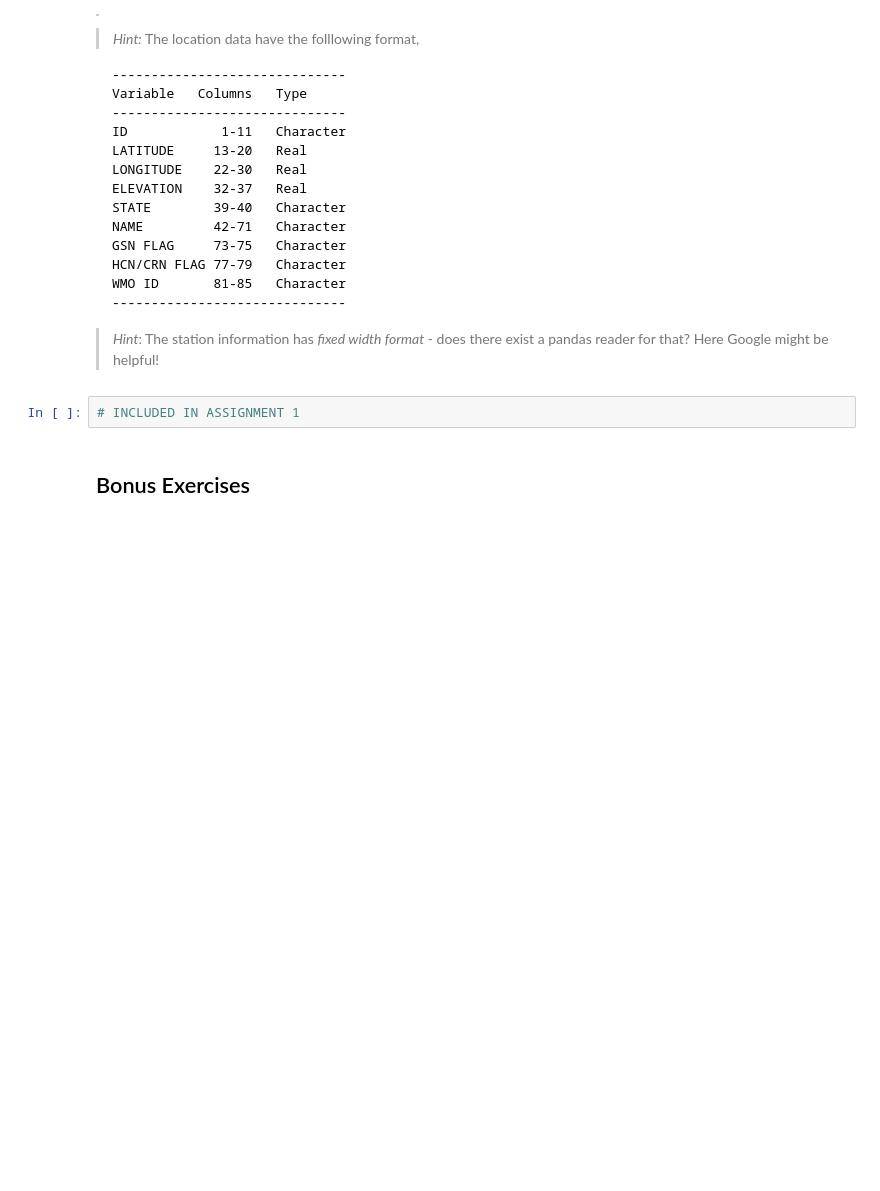
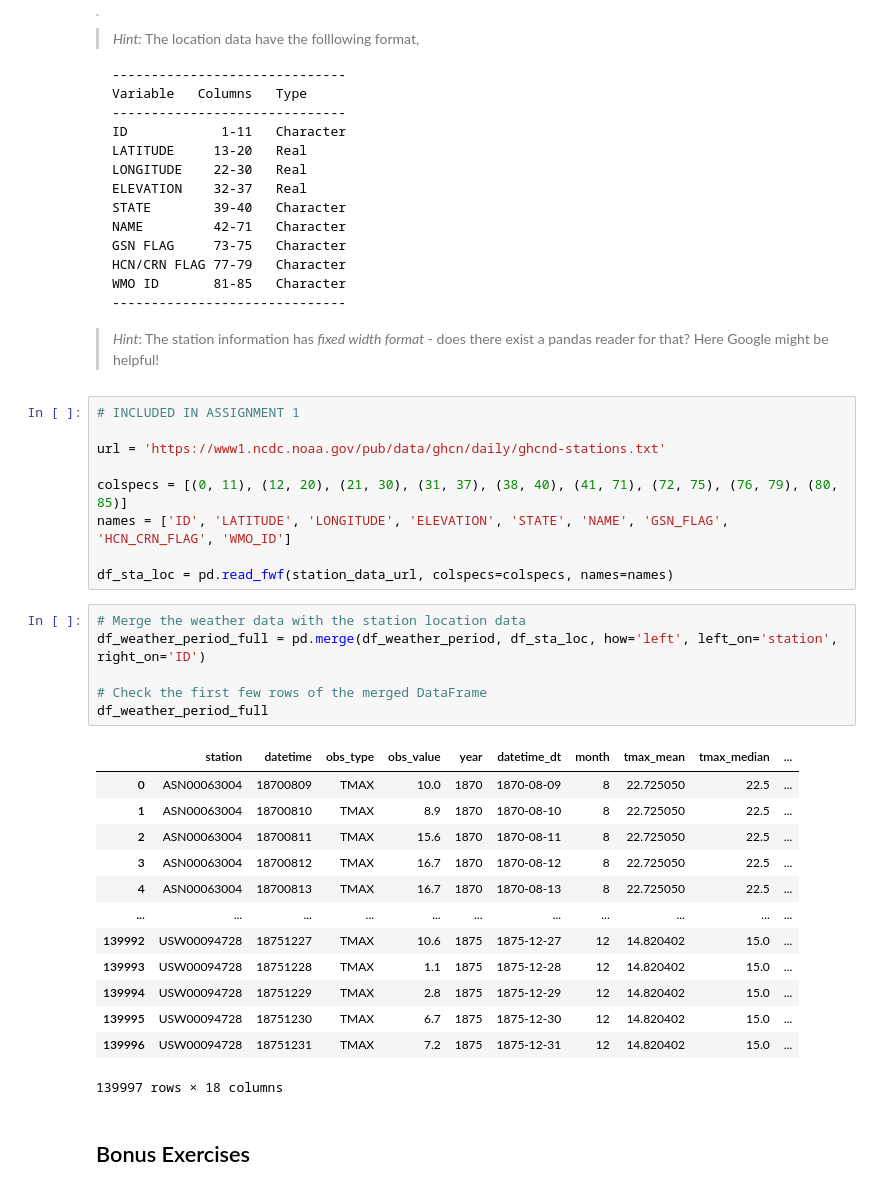
Before and after one commit to mcp656/Social-Data-Science, a Jupyter notebook: Module 3/module_3_exercises.ipynb, the cells around one changed output. Drawn from its saved outputs; the diff is of its cells as text; blank space fills up the shorter version.

````diff
--- a/Module 3/module_3_exercises.ipynb
+++ b/Module 3/module_3_exercises.ipynb
@@ -332,8 +278,35 @@ WMO ID       81-85   Character
 ```
 
 > *Hint*: The station information has *fixed width format* - does there exist a pandas reader for that? Here Google might be helpful!
-# %%
-# INCLUDED IN ASSIGNMENT 1
+# %%
+# INCLUDED IN ASSIGNMENT 1
+
+url = 'https://www1.ncdc.noaa.gov/pub/data/ghcn/daily/ghcnd-stations.txt'
+
+colspecs = [(0, 11), (12, 20), (21, 30), (31, 37), (38, 40), (41, 71), (72, 75), (76, 79), (80, 85)]
+names = ['ID', 'LATITUDE', 'LONGITUDE', 'ELEVATION', 'STATE', 'NAME', 'GSN_FLAG', 'HCN_CRN_FLAG', 'WMO_ID']
+
+df_sta_loc = pd.read_fwf(station_data_url, colspecs=colspecs, names=names)
+# %%
+# Merge the weather data with the station location data
+df_weather_period_full = pd.merge(df_weather_period, df_sta_loc, how='left', left_on='station', right_on='ID')
+
+# Check the first few rows of the merged DataFrame
+df_weather_period_full
+# %% [output]
+|  | station | datetime | obs_type | obs_value | year | datetime_dt | month | tmax_mean | tmax_median | ... |
+| 0 | ASN00063004 | 18700809 | TMAX | 10.0 | 1870 | 1870-08-09 | 8 | 22.725050 | 22.5 | ... |
+| 1 | ASN00063004 | 18700810 | TMAX | 8.9 | 1870 | 1870-08-10 | 8 | 22.725050 | 22.5 | ... |
+| 2 | ASN00063004 | 18700811 | TMAX | 15.6 | 1870 | 1870-08-11 | 8 | 22.725050 | 22.5 | ... |
+| 3 | ASN00063004 | 18700812 | TMAX | 16.7 | 1870 | 1870-08-12 | 8 | 22.725050 | 22.5 | ... |
+| 4 | ASN00063004 | 18700813 | TMAX | 16.7 | 1870 | 1870-08-13 | 8 | 22.725050 | 22.5 | ... |
+| ... | ... | ... | ... | ... | ... | ... | ... | ... | ... | ... |
+| 139992 | USW00094728 | 18751227 | TMAX | 10.6 | 1875 | 1875-12-27 | 12 | 14.820402 | 15.0 | ... |
+| 139993 | USW00094728 | 18751228 | TMAX | 1.1 | 1875 | 1875-12-28 | 12 | 14.820402 | 15.0 | ... |
+| 139994 | USW00094728 | 18751229 | TMAX | 2.8 | 1875 | 1875-12-29 | 12 | 14.820402 | 15.0 | ... |
+| 139995 | USW00094728 | 18751230 | TMAX | 6.7 | 1875 | 1875-12-30 | 12 | 14.820402 | 15.0 | ... |
+| 139996 | USW00094728 | 18751231 | TMAX | 7.2 | 1875 | 1875-12-31 | 12 | 14.820402 | 15.0 | ... |
+139997 rows × 18 columns
 # %% [markdown]
 ##  Bonus Exercises
 # %% [markdown]
````
Also changed, not shown: parts of 3 cells of this notebook.
